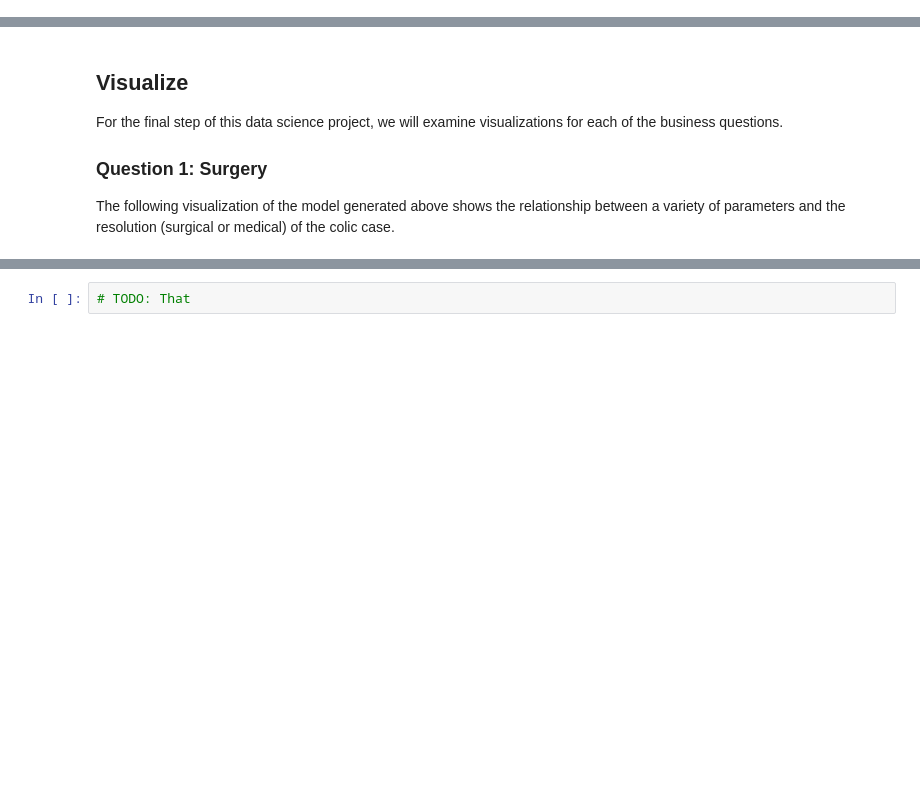
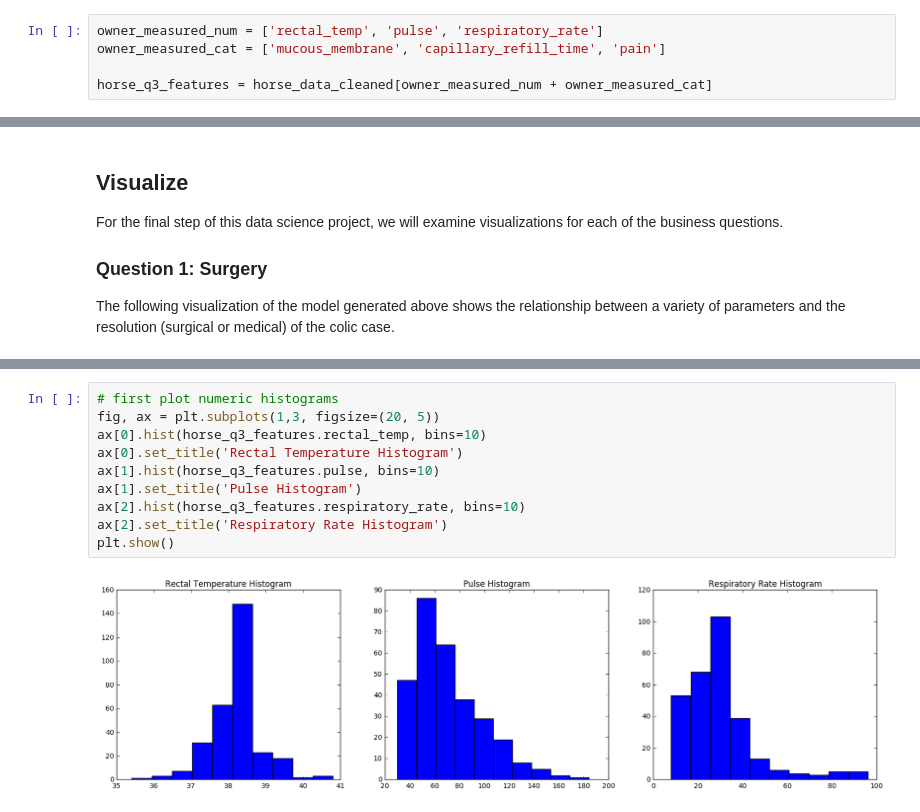
Before and after one commit to eleanorthomas/horse_colic_project, a Jupyter notebook: Horse_Colic_Project.ipynb, the cells around one changed output, grey strips where cells are left out. Saved outputs shown, nothing was run; the diff lists cells and outputs as text; blank space fills up the shorter version.

```diff
--- a/Horse_Colic_Project.ipynb
+++ b/Horse_Colic_Project.ipynb
@@ -61,3 +139,8 @@ For this question, the features we need to consider are:
+# %%
+owner_measured_num = ['rectal_temp', 'pulse', 'respiratory_rate']
+owner_measured_cat = ['mucous_membrane', 'capillary_refill_time', 'pain']
+
+horse_q3_features = horse_data_cleaned[owner_measured_num + owner_measured_cat]
 # %% [markdown]
 ## Model
 
@@ -101,4 +252,14 @@ The following is a visualization showing the relationship between various parame
 
 Finally, we include a visualization of the ranges of the various health parameters commonly checked by horse owners and others who come into regular contact with horses.
-# %%
-# TODO: That
+# %%
+# first plot numeric histograms
+fig, ax = plt.subplots(1,3, figsize=(20, 5))
+ax[0].hist(horse_q3_features.rectal_temp, bins=10)
+ax[0].set_title('Rectal Temperature Histogram')
+ax[1].hist(horse_q3_features.pulse, bins=10)
+ax[1].set_title('Pulse Histogram')
+ax[2].hist(horse_q3_features.respiratory_rate, bins=10)
+ax[2].set_title('Respiratory Rate Histogram')
+plt.show()
+# %% [output]
+[figure, added]
```
Also changed, not shown: parts of 40 cells of this notebook, 5 other files.
